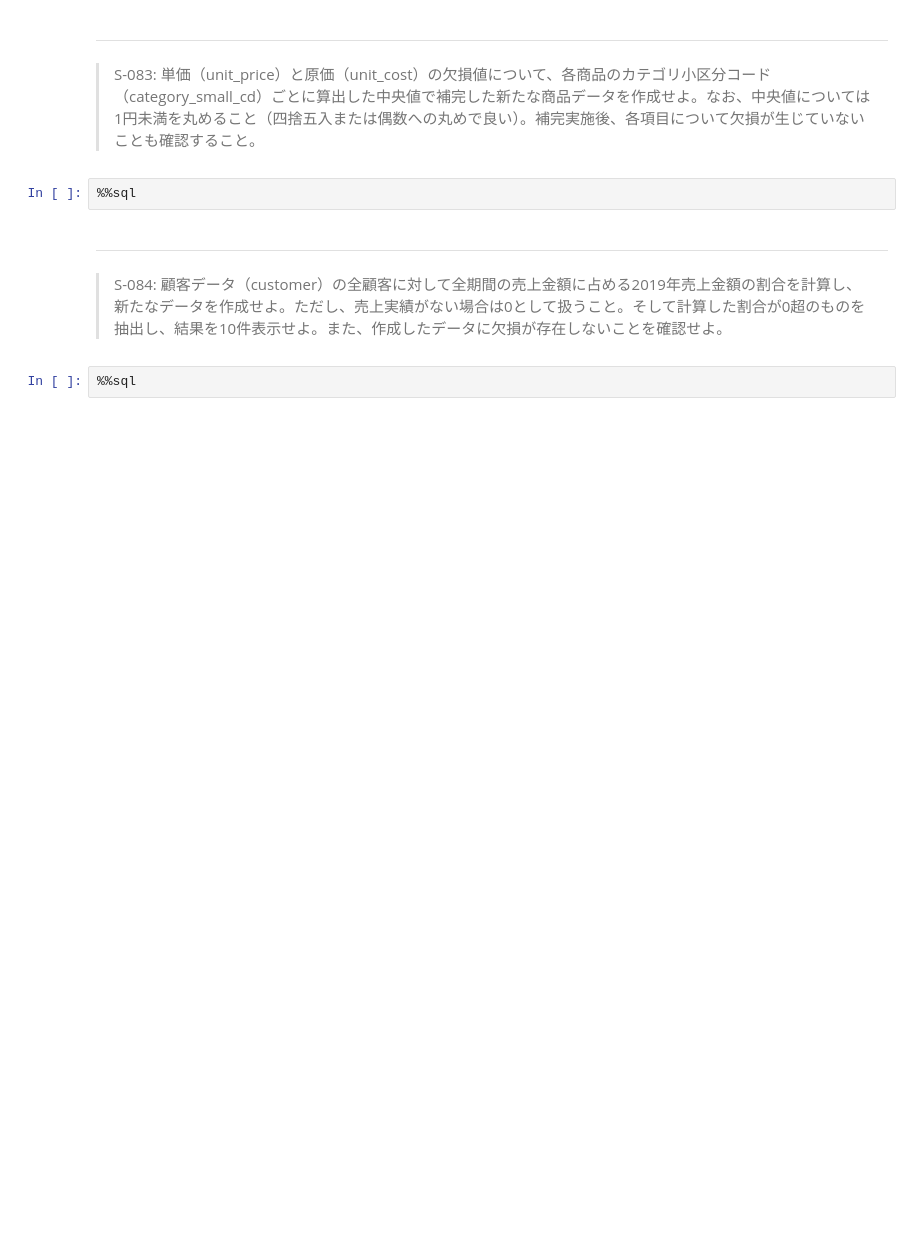
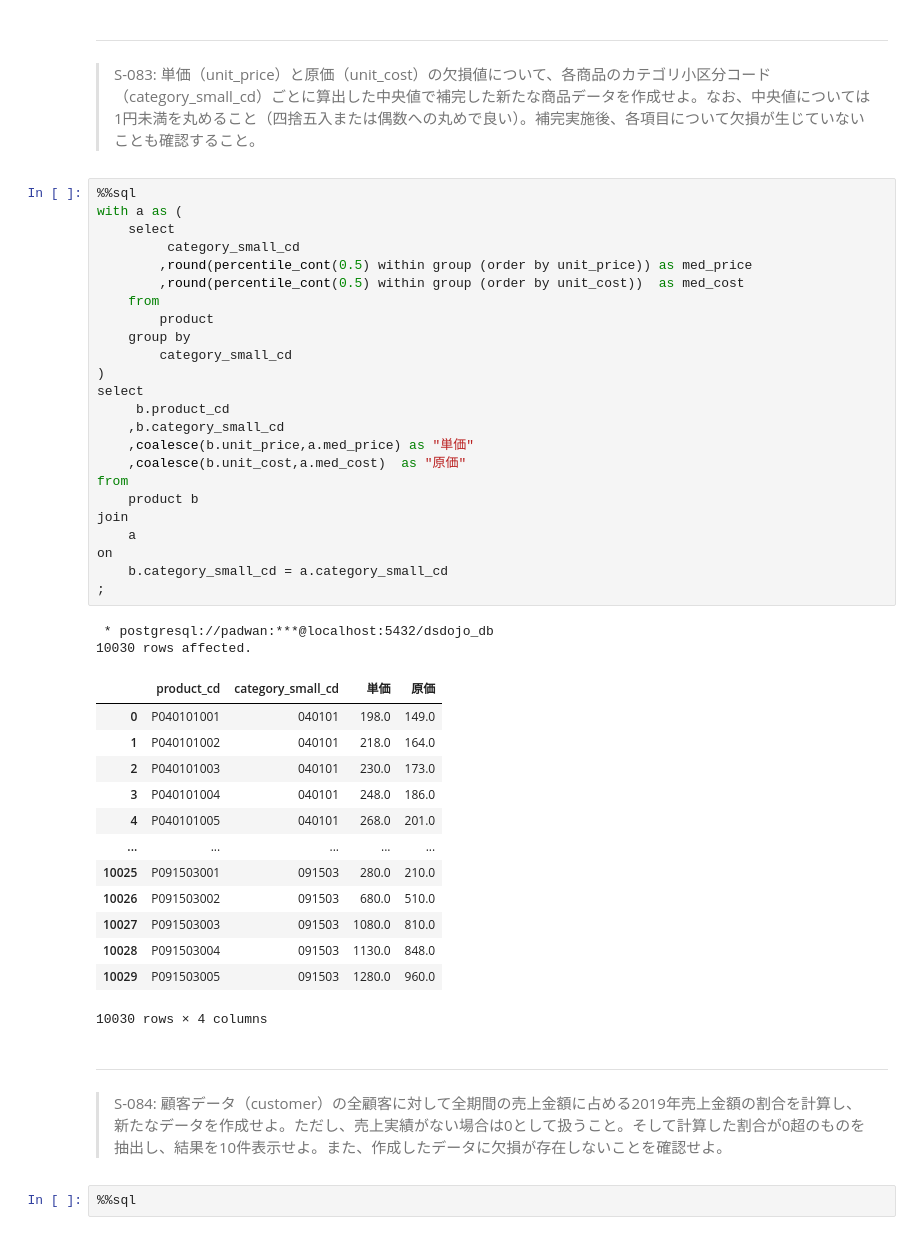
Before and after one commit to baoruiqi98120/sql, a Jupyter notebook: preprocess_knock_SQL_Colab.ipynb, the cells around one changed output. Saved outputs shown, nothing was run; the diff lists cells and outputs as text; blank space fills up the shorter version.

```diff
--- a/preprocess_knock_SQL_Colab.ipynb
+++ b/preprocess_knock_SQL_Colab.ipynb
@@ -2183,8 +2568,46 @@ limit
 # %% [markdown]
 ---
 > S-083: 単価（unit_price）と原価（unit_cost）の欠損値について、各商品のカテゴリ小区分コード（category_small_cd）ごとに算出した中央値で補完した新たな商品データを作成せよ。なお、中央値については1円未満を丸めること（四捨五入または偶数への丸めで良い）。補完実施後、各項目について欠損が生じていないことも確認すること。
-# %%
-%%sql
+# %%
+%%sql
+with a as (
+    select
+         category_small_cd
+        ,round(percentile_cont(0.5) within group (order by unit_price)) as med_price
+        ,round(percentile_cont(0.5) within group (order by unit_cost))  as med_cost
+    from
+        product
+    group by
+        category_small_cd
+)
+select
+     b.product_cd
+    ,b.category_small_cd
+    ,coalesce(b.unit_price,a.med_price) as "単価"
+    ,coalesce(b.unit_cost,a.med_cost)  as "原価"
+from
+    product b
+join
+    a
+on
+    b.category_small_cd = a.category_small_cd
+;
+# %% [output]
+ * postgresql://padwan:***@localhost:5432/dsdojo_db
+10030 rows affected.
+|  | product_cd | category_small_cd | 単価 | 原価 |
+| 0 | P040101001 | 040101 | 198.0 | 149.0 |
+| 1 | P040101002 | 040101 | 218.0 | 164.0 |
+| 2 | P040101003 | 040101 | 230.0 | 173.0 |
+| 3 | P040101004 | 040101 | 248.0 | 186.0 |
+| 4 | P040101005 | 040101 | 268.0 | 201.0 |
+| ... | ... | ... | ... | ... |
+| 10025 | P091503001 | 091503 | 280.0 | 210.0 |
+| 10026 | P091503002 | 091503 | 680.0 | 510.0 |
+| 10027 | P091503003 | 091503 | 1080.0 | 810.0 |
+| 10028 | P091503004 | 091503 | 1130.0 | 848.0 |
+| 10029 | P091503005 | 091503 | 1280.0 | 960.0 |
+10030 rows × 4 columns
 # %% [markdown]
 ---
 > S-084: 顧客データ（customer）の全顧客に対して全期間の売上金額に占める2019年売上金額の割合を計算し、新たなデータを作成せよ。ただし、売上実績がない場合は0として扱うこと。そして計算した割合が0超のものを抽出し、結果を10件表示せよ。また、作成したデータに欠損が存在しないことを確認せよ。
```
Also changed, not shown: parts of 32 cells of this notebook.
